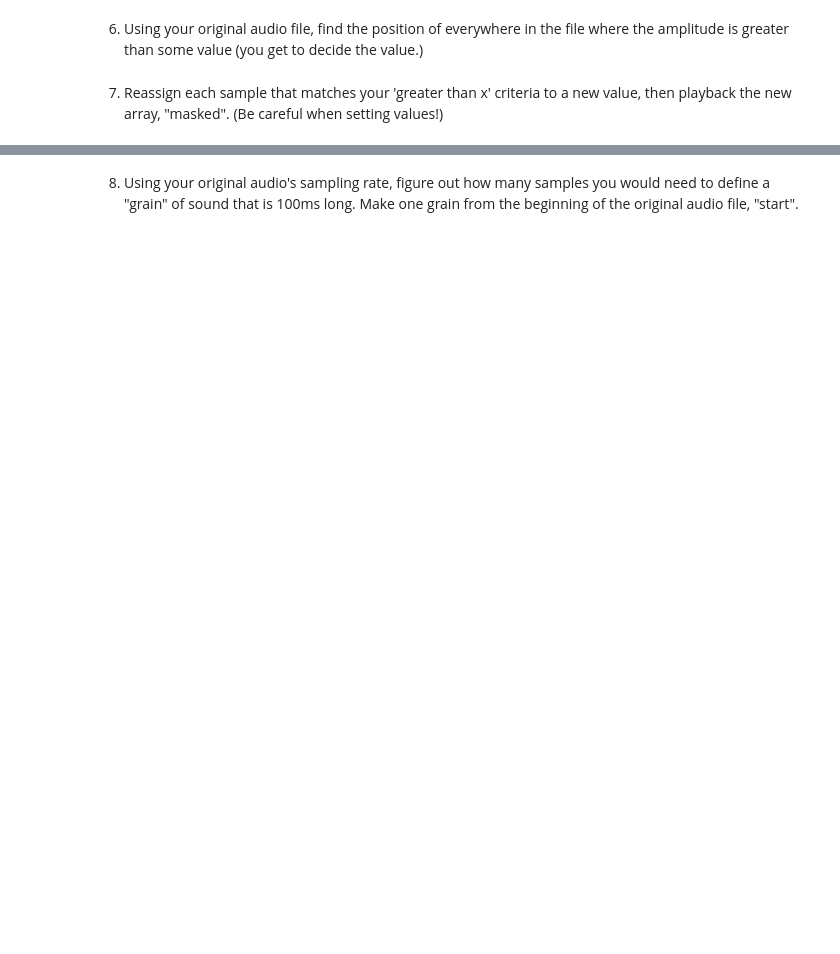
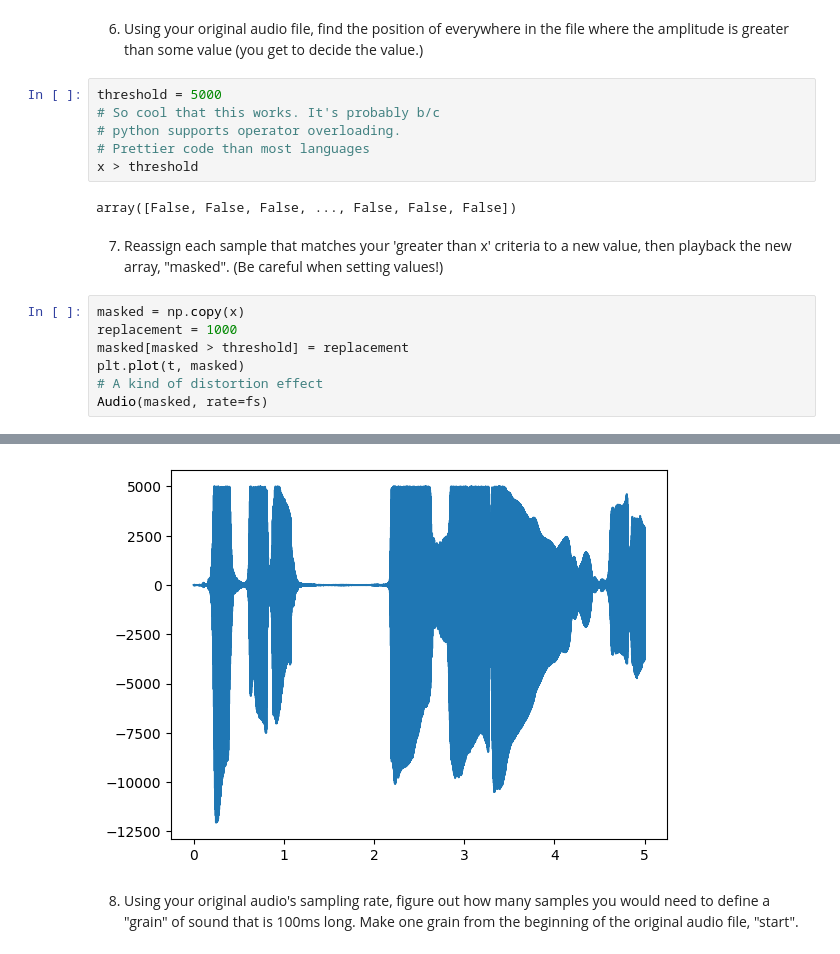
Before and after one commit to SamK65/AudioTechII, a Jupyter notebook: Activities/Activity1_numpyPlayingSound.ipynb, the cells around one changed output, grey strips where cells are left out. Cells and saved outputs as stored; diff of their text form; blank space fills up the shorter version.

```diff
--- a/Activities/Activity1_numpyPlayingSound.ipynb
+++ b/Activities/Activity1_numpyPlayingSound.ipynb
@@ -58,4 +103,20 @@ skipped =
 # %% [markdown]
 6) Using your original audio file, find the position of everywhere in the file where the amplitude is greater than some value (you get to decide the value.)
+# %%
+threshold = 5000
+# So cool that this works. It's probably b/c
+# python supports operator overloading.
+# Prettier code than most languages
+x > threshold
+# %% [output]
+array([False, False, False, ..., False, False, False])
 # %% [markdown]
 7) Reassign each sample that matches your 'greater than x' criteria to a new value, then playback the new array, "masked". (Be careful when setting values!)
+# %%
+masked = np.copy(x)
+replacement = 1000
+masked[masked > threshold] = replacement
+plt.plot(t, masked)
+# A kind of distortion effect
+Audio(masked, rate=fs)
+# %% [output]
@@ -62,3 +124,4 @@ skipped =
+[figure, added]
 # %% [markdown]
 8) Using your original audio's sampling rate, figure out how many samples you would need to define a "grain" of sound that is 100ms long. Make one grain from the beginning of the original audio file, "start".
 # %%
```
Also changed, not shown: parts of 11 cells of this notebook.
